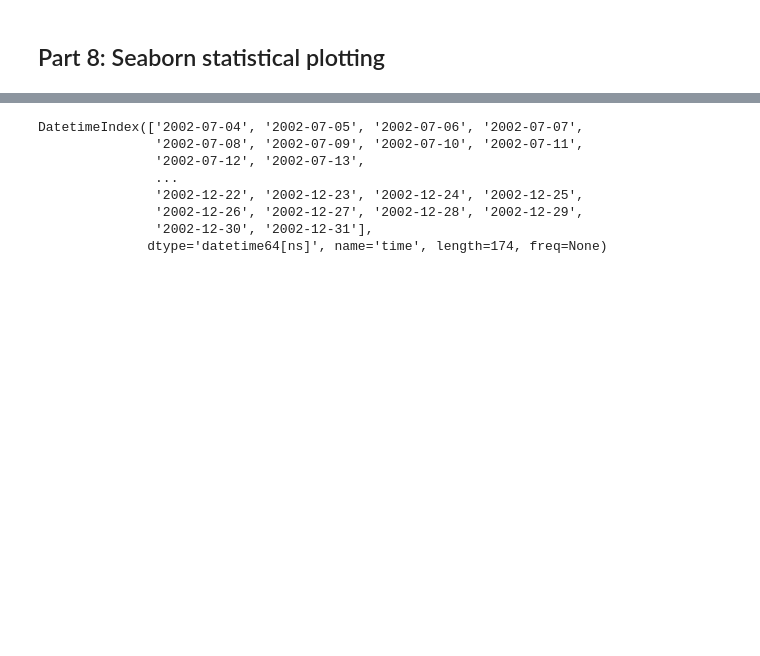
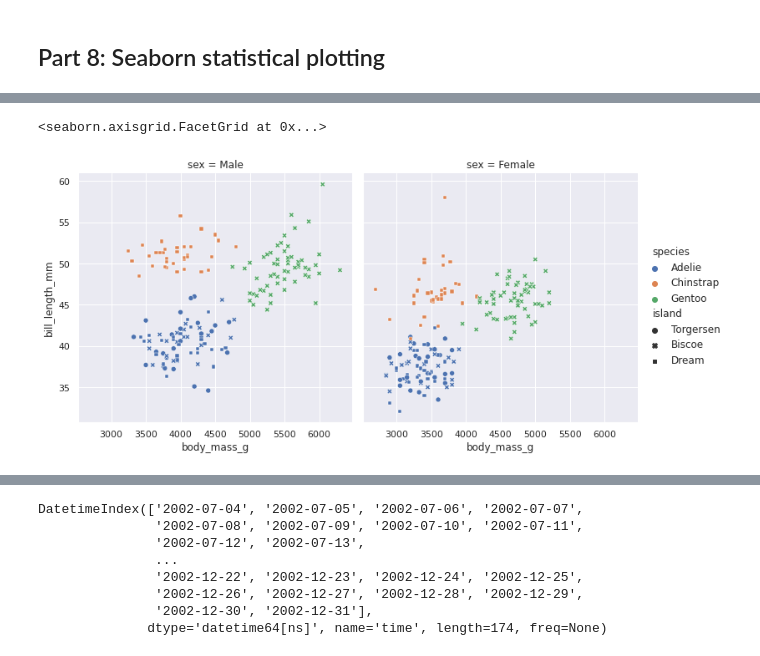
Before and after one commit to datatas/DT-introduction-to-scientific-python, a Jupyter notebook: Introduction_to_scientific_python.ipynb, the cells around one changed output, grey strips where cells are left out. Cells and saved outputs as stored; diff of their text form; code cells hidden in the pictures; blank space fills up the shorter version.

```diff
--- a/Introduction_to_scientific_python.ipynb
+++ b/Introduction_to_scientific_python.ipynb
@@ -506,0 +574,9 @@ sns.relplot(
+# %%
+#Create a visualization
+sns.relplot(
+    data=penguins,
+    x="body_mass_g", y="bill_length_mm", col="sex",
+    hue="species",style='island')
+# %% [output]
+<seaborn.axisgrid.FacetGrid at 0x...>
+[figure, added]
```
Also changed, not shown: parts of 21 cells of this notebook.
